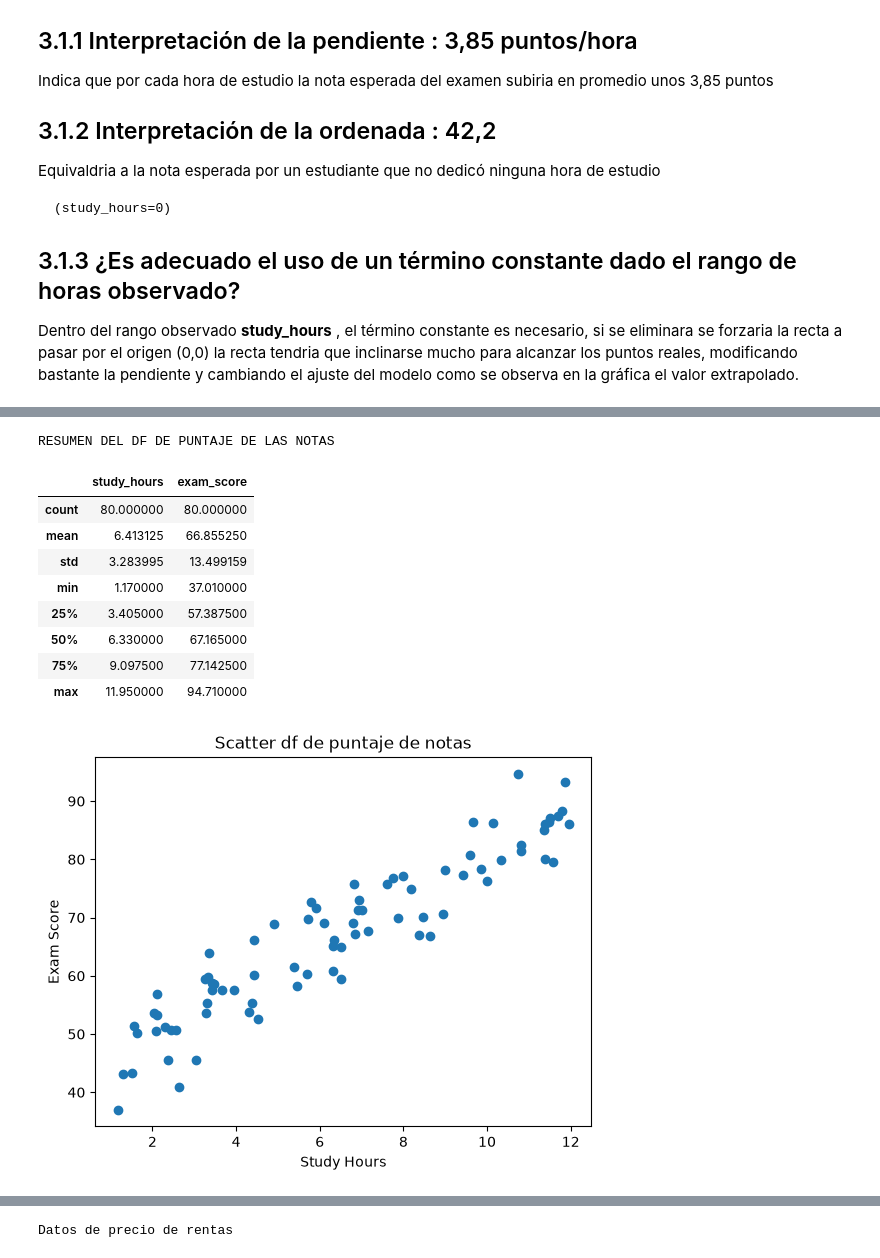
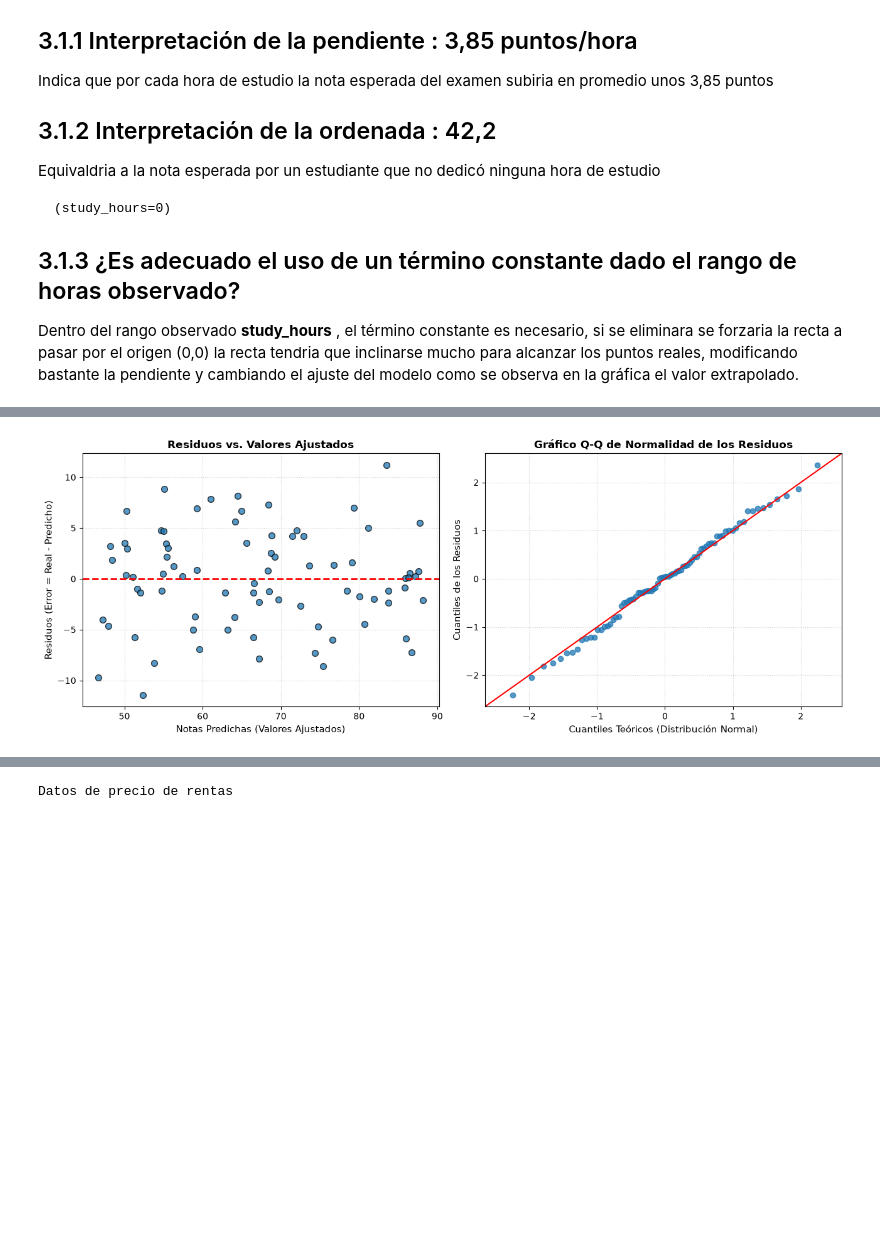
Before and after one commit to hammet05/aprendizaje_automatico, a Jupyter notebook: notebooks/linear_regression.ipynb, the cells around one changed output, grey strips where cells are left out. Cells and saved outputs as stored; diff of their text form; code cells hidden in the pictures; blank space fills up the shorter version.

```diff
--- a/notebooks/linear_regression.ipynb
+++ b/notebooks/linear_regression.ipynb
@@ -283,22 +303,49 @@ Datos de puntaje de notas
-# %%
-print("RESUMEN DEL DF DE PUNTAJE DE LAS NOTAS")
-display(train_notas.describe())
-
-plt.title("Scatter df de puntaje de notas")
-plt.xlabel("Study Hours")
-plt.ylabel("Exam Score")
-
-plt.scatter(train_notas["study_hours"], train_notas["exam_score"])
-plt.show()
-# %% [output]
-RESUMEN DEL DF DE PUNTAJE DE LAS NOTAS
-|  | study_hours | exam_score |
-| count | 80.000000 | 80.000000 |
-| mean | 6.413125 | 66.855250 |
-| std | 3.283995 | 13.499159 |
-| min | 1.170000 | 37.010000 |
-| 25% | 3.405000 | 57.387500 |
-| 50% | 6.330000 | 67.165000 |
-| 75% | 9.097500 | 77.142500 |
-| max | 11.950000 | 94.710000 |
-[figure, removed]
+# %%
+import matplotlib.pyplot as plt
+import pandas as pd
+import statsmodels.api as sm
+
+
+# 2. Ajustar el modelo de regresión lineal (OLS)
+X = sm.add_constant(train_df['study_hours'])
+y = train_df['exam_score']
+modelo = sm.OLS(y, X).fit()
+
+# 3. Extraer las predicciones y los residuos del modelo
+valores_ajustados = modelo.fittedvalues  # Notas predichas por la recta (y_hat)
+residuos = modelo.resid  # Errores: Nota real - Nota predicha (y - y_hat)
+
+# 4. Crear la figura con dos paneles (Gráfico de Residuos y Gráfico Q-Q)
+fig, ax = plt.subplots(1, 2, figsize=(13, 5))
+
+# --- PANEL IZQUIERDO: Residuos vs. Valores Ajustados ---
+ax[0].scatter(
+    valores_ajustados,
+    residuos,
+    color='#1f77b4',
+    alpha=0.75,
+    edgecolors='k',
+    s=50,
+)
+# Dibujar la línea horizontal de referencia en el error cero
+ax[0].axhline(y=0, color='red', linestyle='--', linewidth=2)
+ax[0].set_title(
+    'Residuos vs. Valores Ajustados', fontsize=12, fontweight='bold'
+)
+ax[0].set_xlabel('Notas Predichas (Valores Ajustados)', fontsize=11)
+ax[0].set_ylabel('Residuos (Error = Real - Predicho)', fontsize=11)
+ax[0].grid(True, linestyle=':', alpha=0.6)
+
+# --- PANEL DERECHO: Gráfico Q-Q (Comprobación de Normalidad) ---
+sm.qqplot(residuos, line='45', fit=True, ax=ax[1], alpha=0.75)
+ax[1].set_title(
+    'Gráfico Q-Q de Normalidad de los Residuos', fontsize=12, fontweight='bold'
+)
+ax[1].set_xlabel('Cuantiles Teóricos (Distribución Normal)', fontsize=11)
+ax[1].set_ylabel('Cuantiles de los Residuos', fontsize=11)
+ax[1].grid(True, linestyle=':', alpha=0.6)
+
+plt.tight_layout()
+plt.show()
+# %% [output]
+[figure, added]
```
Also changed, not shown: parts of 15 cells of this notebook.
